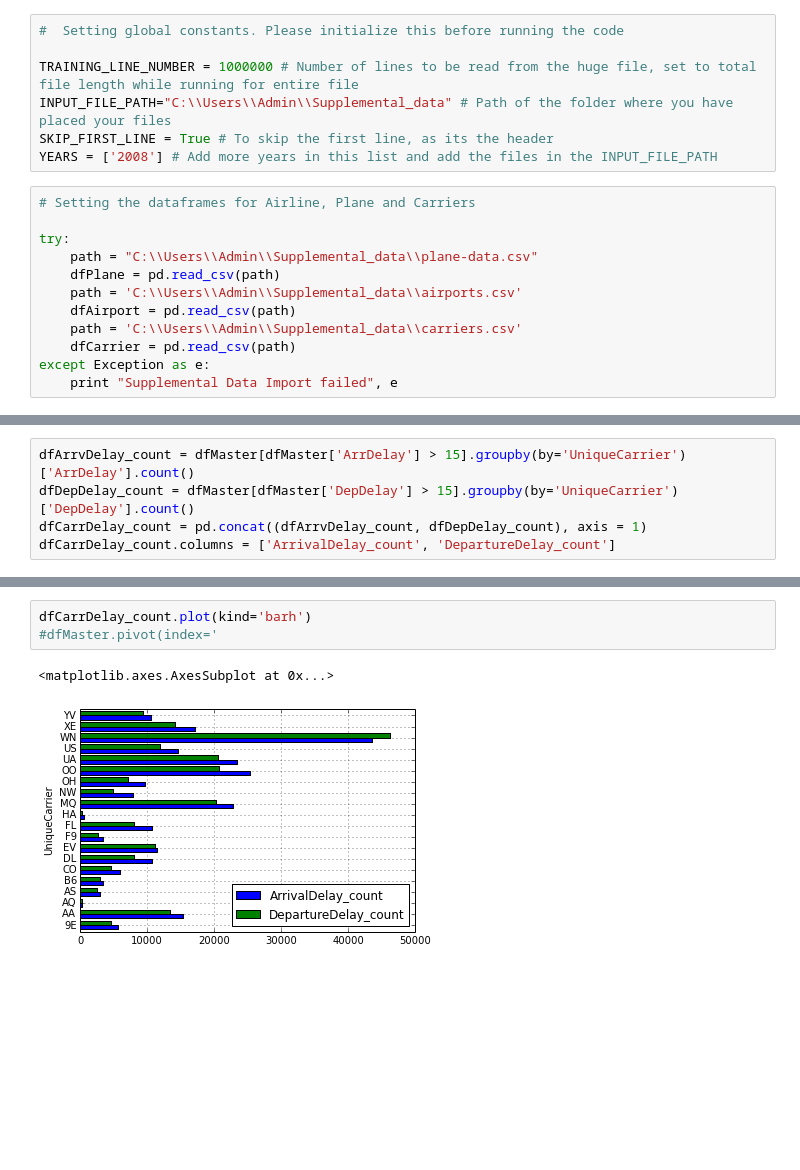
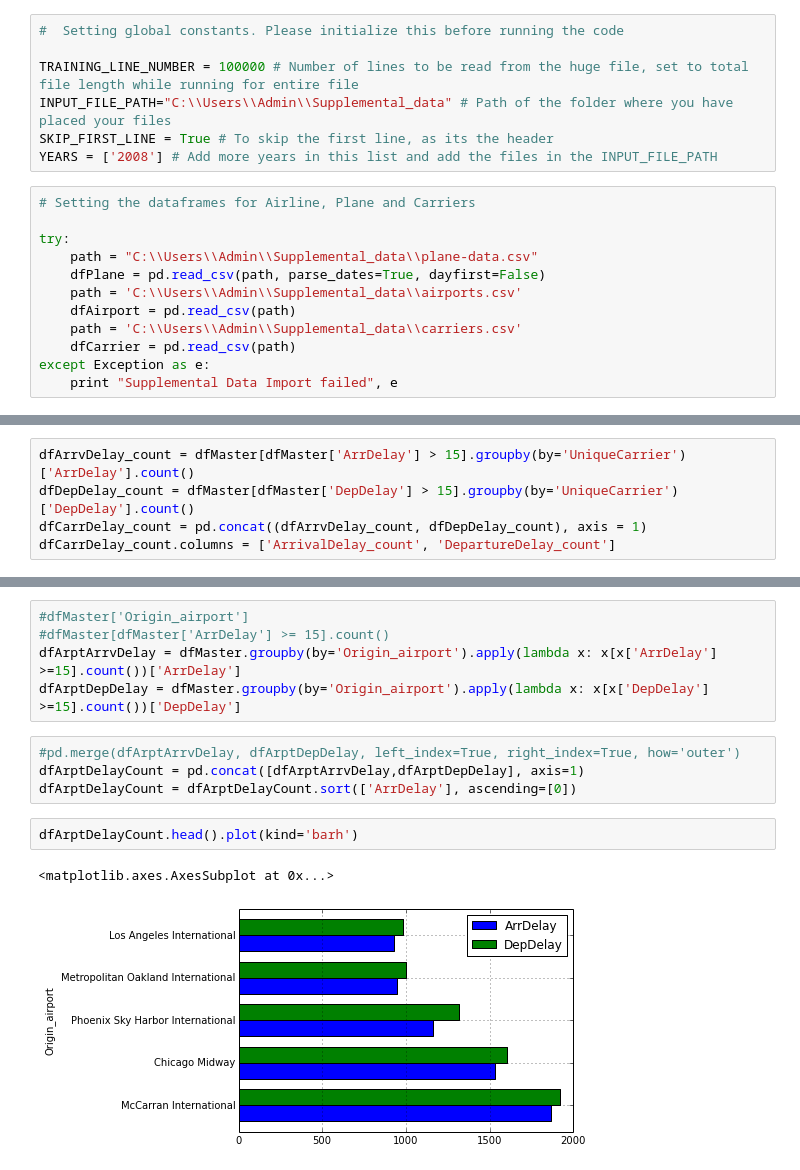
Before and after one commit to divyakkm/open-data-2014-airline, a Jupyter notebook: Basic Code.ipynb, the cells around one changed output, grey strips where cells are left out. Cells and saved outputs as stored; diff of their text form; blank space fills up the shorter version.

```diff
--- a/Basic Code.ipynb
+++ b/Basic Code.ipynb
@@ -55,7 +56,7 @@ import statsmodels.api as sm
 # %%
 #  Setting global constants. Please initialize this before running the code
 
-TRAINING_LINE_NUMBER = 1000000 # Number of lines to be read from the huge file, set to total file length while running for entire file
+TRAINING_LINE_NUMBER = 100000 # Number of lines to be read from the huge file, set to total file length while running for entire file
 INPUT_FILE_PATH="C:\\Users\\Admin\\Supplemental_data" # Path of the folder where you have placed your files
 SKIP_FIRST_LINE = True # To skip the first line, as its the header
 YEARS = ['2008'] # Add more years in this list and add the files in the INPUT_FILE_PATH
@@ -64,7 +65,7 @@ YEARS = ['2008'] # Add more years in this list and add the files in the INPUT_FI
 
 try:
     path = "C:\\Users\\Admin\\Supplemental_data\\plane-data.csv"
-    dfPlane = pd.read_csv(path)
+    dfPlane = pd.read_csv(path, parse_dates=True, dayfirst=False)
     path = 'C:\\Users\\Admin\\Supplemental_data\\airports.csv'
     dfAirport = pd.read_csv(path)
     path = 'C:\\Users\\Admin\\Supplemental_data\\carriers.csv'
@@ -236,6 +230,14 @@ dfCarrDelay_count.columns = ['ArrivalDelay_count', 'DepartureDelay_count']
+# %%
+#dfMaster['Origin_airport']
+#dfMaster[dfMaster['ArrDelay'] >= 15].count()
+dfArptArrvDelay = dfMaster.groupby(by='Origin_airport').apply(lambda x: x[x['ArrDelay'] >=15].count())['ArrDelay']
+dfArptDepDelay = dfMaster.groupby(by='Origin_airport').apply(lambda x: x[x['DepDelay'] >=15].count())['DepDelay']
+# %%
+#pd.merge(dfArptArrvDelay, dfArptDepDelay, left_index=True, right_index=True, how='outer')
+dfArptDelayCount = pd.concat([dfArptArrvDelay,dfArptDepDelay], axis=1)
+dfArptDelayCount = dfArptDelayCount.sort(['ArrDelay'], ascending=[0])
 # %%
-dfCarrDelay_count.plot(kind='barh')
-#dfMaster.pivot(index='
+dfArptDelayCount.head().plot(kind='barh')
 # %% [output]
 <matplotlib.axes.AxesSubplot at 0x...>
-[figure, old version]
+[figure, new version]
```
Also changed, not shown: parts of 22 cells of this notebook.
